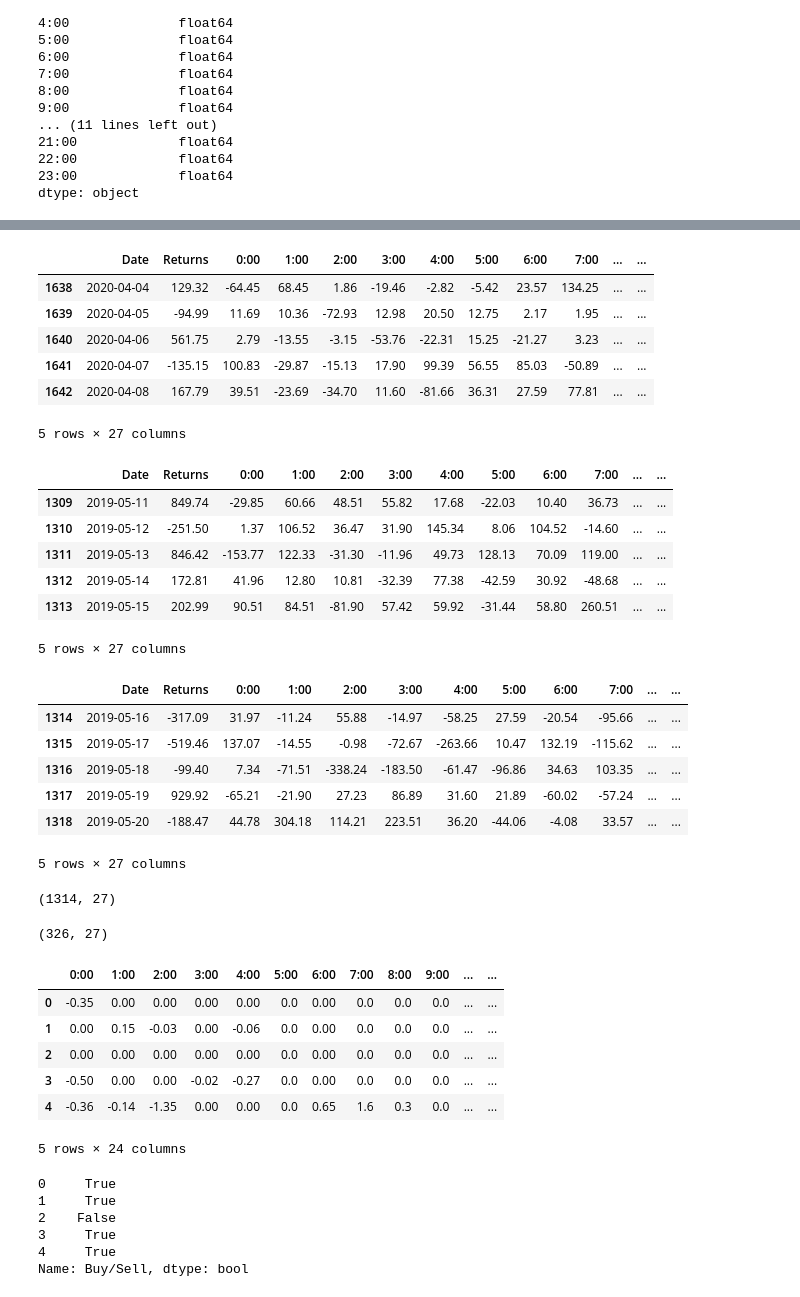
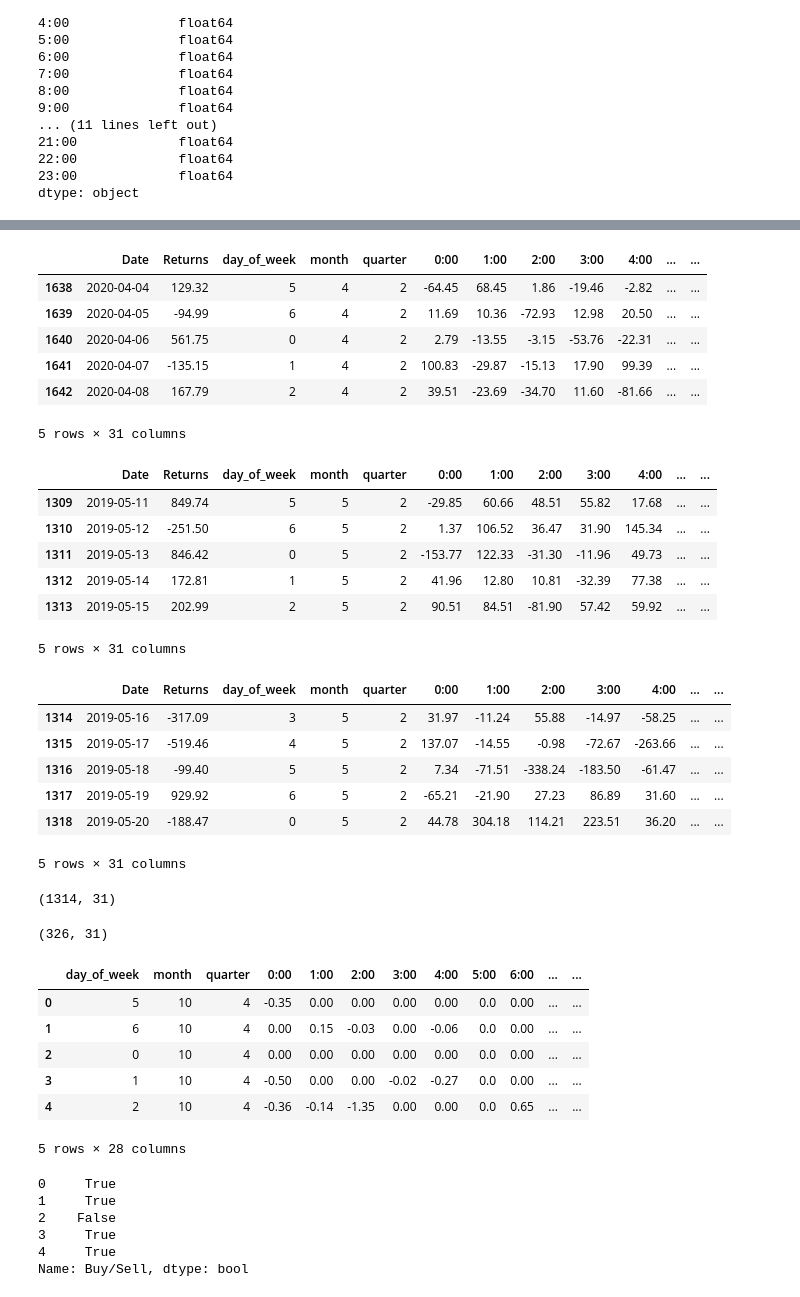
Before and after one commit to ptear/bitcoin_rf, a Jupyter notebook: bitcoin_rf.ipynb, the cells around one changed output, grey strips where cells are left out. Drawn from its saved outputs; the diff is of its cells as text; code cells hidden in the pictures.

```diff
--- a/bitcoin_rf.ipynb
+++ b/bitcoin_rf.ipynb
@@ -33,3 +34,12 @@ Returns           float64
 22:00             float64
 23:00             float64
 dtype: object
+# %%
+df.insert(2, "day_of_week", df["Date"].dt.dayofweek)
+df.insert(3, "month", df["Date"].dt.month)
+df.insert(4, "quarter", df["Date"].dt.quarter)
+# %%
+cal = calendar()
+holidays = cal.holidays()
+# %%
+df['Holiday'] = df['Date'].isin(holidays)
@@ -51,13 +71,13 @@ df.head()
 # %%
 df.tail()
 # %% [output]
-|  | Date | Returns | 0:00 | 1:00 | 2:00 | 3:00 | 4:00 | 5:00 | 6:00 | 7:00 | ... | ... |
-| 1638 | 2020-04-04 | 129.32 | -64.45 | 68.45 | 1.86 | -19.46 | -2.82 | -5.42 | 23.57 | 134.25 | ... | ... |
-| 1639 | 2020-04-05 | -94.99 | 11.69 | 10.36 | -72.93 | 12.98 | 20.50 | 12.75 | 2.17 | 1.95 | ... | ... |
-| 1640 | 2020-04-06 | 561.75 | 2.79 | -13.55 | -3.15 | -53.76 | -22.31 | 15.25 | -21.27 | 3.23 | ... | ... |
-| 1641 | 2020-04-07 | -135.15 | 100.83 | -29.87 | -15.13 | 17.90 | 99.39 | 56.55 | 85.03 | -50.89 | ... | ... |
-| 1642 | 2020-04-08 | 167.79 | 39.51 | -23.69 | -34.70 | 11.60 | -81.66 | 36.31 | 27.59 | 77.81 | ... | ... |
+|  | Date | Returns | day_of_week | month | quarter | 0:00 | 1:00 | 2:00 | 3:00 | 4:00 | ... | ... |
+| 1638 | 2020-04-04 | 129.32 | 5 | 4 | 2 | -64.45 | 68.45 | 1.86 | -19.46 | -2.82 | ... | ... |
+| 1639 | 2020-04-05 | -94.99 | 6 | 4 | 2 | 11.69 | 10.36 | -72.93 | 12.98 | 20.50 | ... | ... |
+| 1640 | 2020-04-06 | 561.75 | 0 | 4 | 2 | 2.79 | -13.55 | -3.15 | -53.76 | -22.31 | ... | ... |
+| 1641 | 2020-04-07 | -135.15 | 1 | 4 | 2 | 100.83 | -29.87 | -15.13 | 17.90 | 99.39 | ... | ... |
+| 1642 | 2020-04-08 | 167.79 | 2 | 4 | 2 | 39.51 | -23.69 | -34.70 | 11.60 | -81.66 | ... | ... |
-5 rows × 27 columns
+5 rows × 31 columns
 # %%
 df_train = df[0:int(len(df)*0.8)]
 df_test = df[int(len(df)*0.8):]
@@ -65,42 +85,42 @@ df_train = df_train.dropna()
 df_test = df_test.dropna()
 df_train.tail()
 # %% [output]
-|  | Date | Returns | 0:00 | 1:00 | 2:00 | 3:00 | 4:00 | 5:00 | 6:00 | 7:00 | ... | ... |
-| 1309 | 2019-05-11 | 849.74 | -29.85 | 60.66 | 48.51 | 55.82 | 17.68 | -22.03 | 10.40 | 36.73 | ... | ... |
-| 1310 | 2019-05-12 | -251.50 | 1.37 | 106.52 | 36.47 | 31.90 | 145.34 | 8.06 | 104.52 | -14.60 | ... | ... |
-| 1311 | 2019-05-13 | 846.42 | -153.77 | 122.33 | -31.30 | -11.96 | 49.73 | 128.13 | 70.09 | 119.00 | ... | ... |
-| 1312 | 2019-05-14 | 172.81 | 41.96 | 12.80 | 10.81 | -32.39 | 77.38 | -42.59 | 30.92 | -48.68 | ... | ... |
-| 1313 | 2019-05-15 | 202.99 | 90.51 | 84.51 | -81.90 | 57.42 | 59.92 | -31.44 | 58.80 | 260.51 | ... | ... |
+|  | Date | Returns | day_of_week | month | quarter | 0:00 | 1:00 | 2:00 | 3:00 | 4:00 | ... | ... |
+| 1309 | 2019-05-11 | 849.74 | 5 | 5 | 2 | -29.85 | 60.66 | 48.51 | 55.82 | 17.68 | ... | ... |
+| 1310 | 2019-05-12 | -251.50 | 6 | 5 | 2 | 1.37 | 106.52 | 36.47 | 31.90 | 145.34 | ... | ... |
+| 1311 | 2019-05-13 | 846.42 | 0 | 5 | 2 | -153.77 | 122.33 | -31.30 | -11.96 | 49.73 | ... | ... |
+| 1312 | 2019-05-14 | 172.81 | 1 | 5 | 2 | 41.96 | 12.80 | 10.81 | -32.39 | 77.38 | ... | ... |
+| 1313 | 2019-05-15 | 202.99 | 2 | 5 | 2 | 90.51 | 84.51 | -81.90 | 57.42 | 59.92 | ... | ... |
-5 rows × 27 columns
+5 rows × 31 columns
 # %%
 df_test.head()
 # %% [output]
-|  | Date | Returns | 0:00 | 1:00 | 2:00 | 3:00 | 4:00 | 5:00 | 6:00 | 7:00 | ... | ... |
-| 1314 | 2019-05-16 | -317.09 | 31.97 | -11.24 | 55.88 | -14.97 | -58.25 | 27.59 | -20.54 | -95.66 | ... | ... |
-| 1315 | 2019-05-17 | -519.46 | 137.07 | -14.55 | -0.98 | -72.67 | -263.66 | 10.47 | 132.19 | -115.62 | ... | ... |
-| 1316 | 2019-05-18 | -99.40 | 7.34 | -71.51 | -338.24 | -183.50 | -61.47 | -96.86 | 34.63 | 103.35 | ... | ... |
-| 1317 | 2019-05-19 | 929.92 | -65.21 | -21.90 | 27.23 | 86.89 | 31.60 | 21.89 | -60.02 | -57.24 | ... | ... |
-| 1318 | 2019-05-20 | -188.47 | 44.78 | 304.18 | 114.21 | 223.51 | 36.20 | -44.06 | -4.08 | 33.57 | ... | ... |
+|  | Date | Returns | day_of_week | month | quarter | 0:00 | 1:00 | 2:00 | 3:00 | 4:00 | ... | ... |
+| 1314 | 2019-05-16 | -317.09 | 3 | 5 | 2 | 31.97 | -11.24 | 55.88 | -14.97 | -58.25 | ... | ... |
+| 1315 | 2019-05-17 | -519.46 | 4 | 5 | 2 | 137.07 | -14.55 | -0.98 | -72.67 | -263.66 | ... | ... |
+| 1316 | 2019-05-18 | -99.40 | 5 | 5 | 2 | 7.34 | -71.51 | -338.24 | -183.50 | -61.47 | ... | ... |
+| 1317 | 2019-05-19 | 929.92 | 6 | 5 | 2 | -65.21 | -21.90 | 27.23 | 86.89 | 31.60 | ... | ... |
+| 1318 | 2019-05-20 | -188.47 | 0 | 5 | 2 | 44.78 | 304.18 | 114.21 | 223.51 | 36.20 | ... | ... |
-5 rows × 27 columns
+5 rows × 31 columns
 # %%
 df_train.shape
 # %% [output]
-(1314, 27)
+(1314, 31)
 # %%
 df_test.shape
 # %% [output]
-(326, 27)
+(326, 31)
 # %%
-X_train = df_train.loc[:, "0:00":"23:00"]
+X_train = df_train.loc[:, "day_of_week":"Holiday"]
 X_train.head()
 # %% [output]
-|  | 0:00 | 1:00 | 2:00 | 3:00 | 4:00 | 5:00 | 6:00 | 7:00 | 8:00 | 9:00 | ... | ... |
-| 0 | -0.35 | 0.00 | 0.00 | 0.00 | 0.00 | 0.0 | 0.00 | 0.0 | 0.0 | 0.0 | ... | ... |
-| 1 | 0.00 | 0.15 | -0.03 | 0.00 | -0.06 | 0.0 | 0.00 | 0.0 | 0.0 | 0.0 | ... | ... |
-| 2 | 0.00 | 0.00 | 0.00 | 0.00 | 0.00 | 0.0 | 0.00 | 0.0 | 0.0 | 0.0 | ... | ... |
-| 3 | -0.50 | 0.00 | 0.00 | -0.02 | -0.27 | 0.0 | 0.00 | 0.0 | 0.0 | 0.0 | ... | ... |
-| 4 | -0.36 | -0.14 | -1.35 | 0.00 | 0.00 | 0.0 | 0.65 | 1.6 | 0.3 | 0.0 | ... | ... |
+|  | day_of_week | month | quarter | 0:00 | 1:00 | 2:00 | 3:00 | 4:00 | 5:00 | 6:00 | ... | ... |
+| 0 | 5 | 10 | 4 | -0.35 | 0.00 | 0.00 | 0.00 | 0.00 | 0.0 | 0.00 | ... | ... |
+| 1 | 6 | 10 | 4 | 0.00 | 0.15 | -0.03 | 0.00 | -0.06 | 0.0 | 0.00 | ... | ... |
+| 2 | 0 | 10 | 4 | 0.00 | 0.00 | 0.00 | 0.00 | 0.00 | 0.0 | 0.00 | ... | ... |
+| 3 | 1 | 10 | 4 | -0.50 | 0.00 | 0.00 | -0.02 | -0.27 | 0.0 | 0.00 | ... | ... |
+| 4 | 2 | 10 | 4 | -0.36 | -0.14 | -1.35 | 0.00 | 0.00 | 0.0 | 0.65 | ... | ... |
-5 rows × 24 columns
+5 rows × 28 columns
 # %%
 y_train = df_train["Buy/Sell"]
 y_train.head()
```
Also changed, not shown: parts of 13 cells of this notebook.
